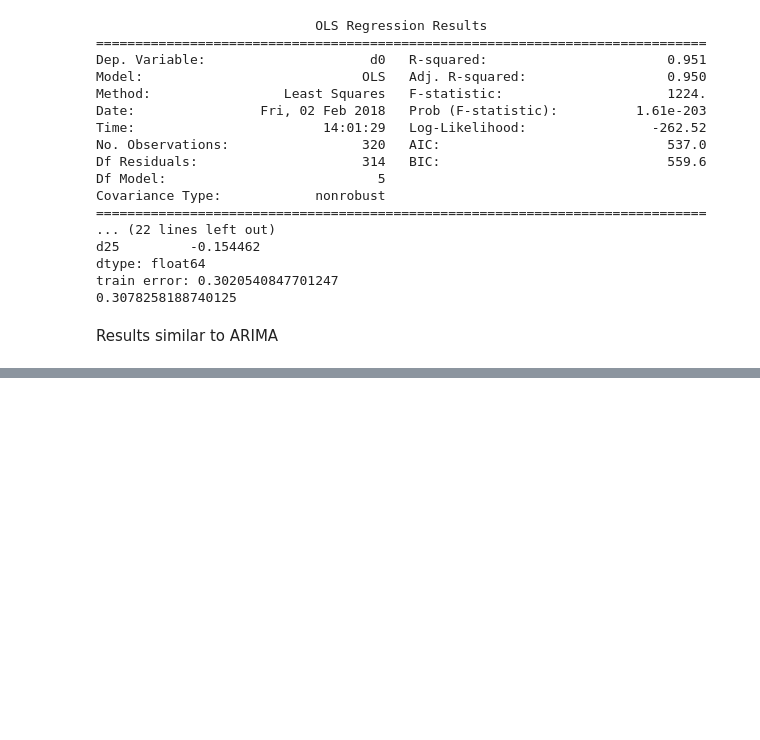
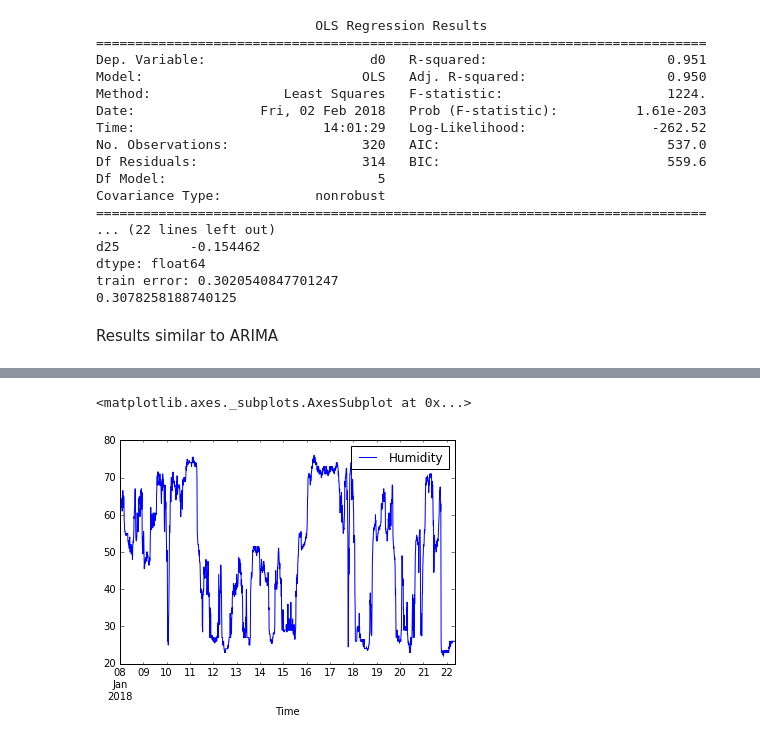
Before and after one commit to baruselli/random_walks, a Jupyter notebook: thingspeak.ipynb, the cells around one changed output, grey strips where cells are left out. Cells and saved outputs as stored; diff of their text form; code cells hidden in the pictures; blank space fills up the shorter version.

```diff
--- a/thingspeak.ipynb
+++ b/thingspeak.ipynb
@@ -485,0 +496,21 @@ Results similar to ARIMA
+# %%
+df_hum_10min=df_hum.resample('10T').median()
+df_hum_15min=df_hum.resample('15T').median()
+df_hum_20min=df_hum.resample('20T').median()
+df_hum_30min=df_hum.resample('30T').median()
+df_hum_60min=df_hum.resample('60T').median()
+df_pres_10min=df_pres.resample('10T').median()
+df_pres_15min=df_pres.resample('15T').median()
+df_pres_20min=df_pres.resample('20T').median()
+df_pres_30min=df_pres.resample('30T').median()
+df_pres_60min=df_pres.resample('60T').median()
+df_wind_10min=df_wind.resample('10T').median()
+df_wind_15min=df_wind.resample('15T').median()
+df_wind_20min=df_wind.resample('20T').median()
+df_wind_30min=df_wind.resample('30T').median()
+df_wind_60min=df_wind.resample('60T').median()
+# %%
+df_hum_10min.plot()
+# %% [output]
+<matplotlib.axes._subplots.AxesSubplot at 0x...>
+[figure, added]
```
Also changed, not shown: parts of 10 cells of this notebook, 5 other files.
